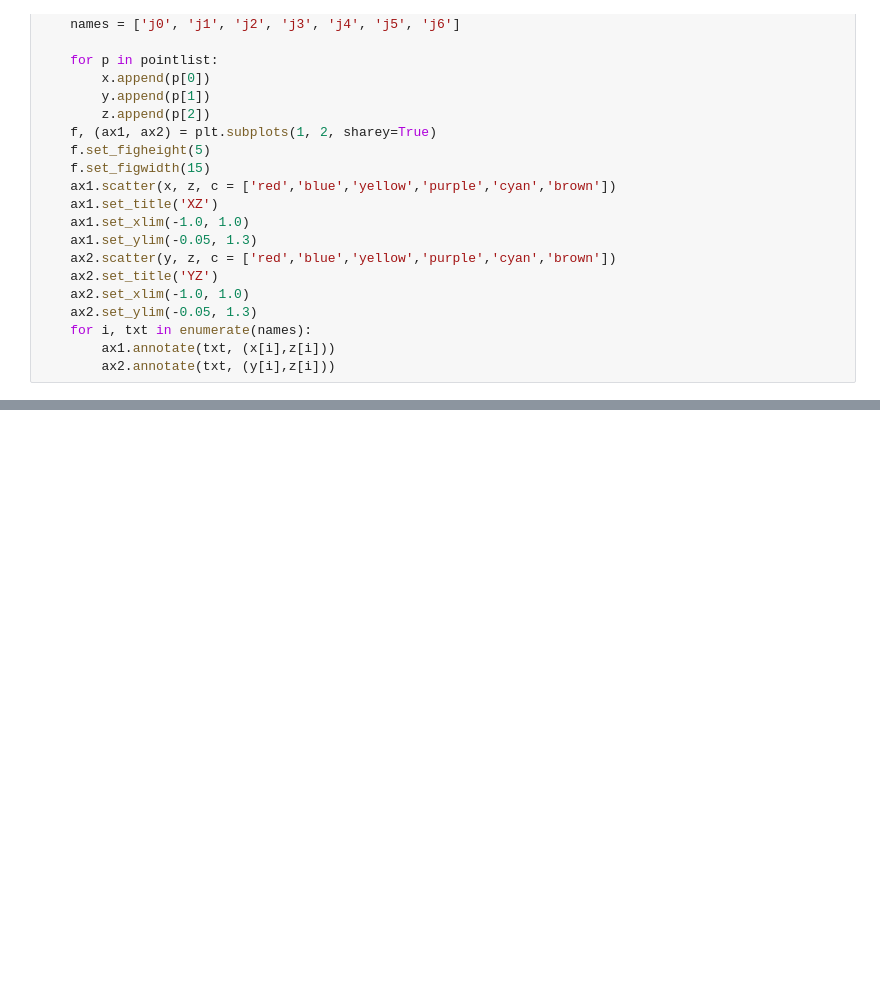
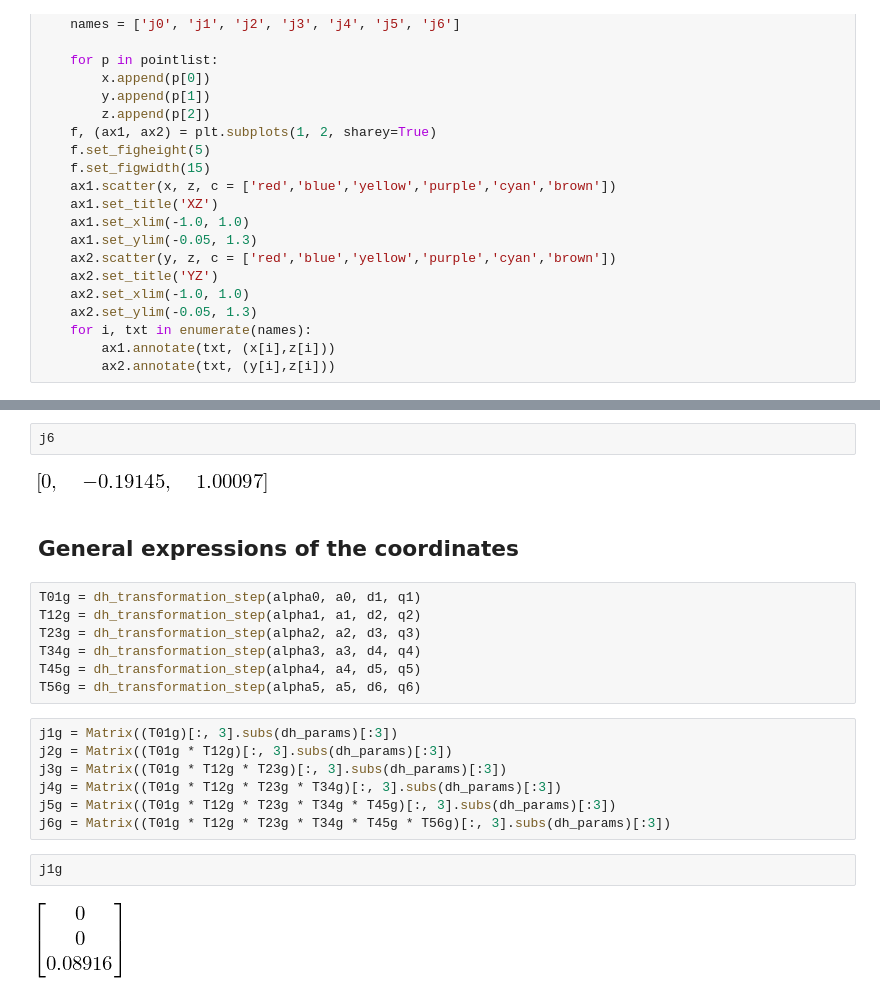
Before and after one commit to uliludmann/multibody_dynamics, a Jupyter notebook: Multibody Dynamics Caluclation.ipynb, the cells around one changed output, grey strips where cells are left out. Drawn from its saved outputs; the diff is of its cells as text; blank space fills up the shorter version.

```diff
--- a/Multibody Dynamics Caluclation.ipynb
+++ b/Multibody Dynamics Caluclation.ipynb
@@ -168,0 +176,24 @@ plot2dxyz([j0, j1, j2, j3, j4, j5, j6])
+# %%
+j6
+# %% [output]
+[figure, added]
+# %% [markdown]
+## General expressions of the coordinates
+# %%
+T01g = dh_transformation_step(alpha0, a0, d1, q1)
+T12g = dh_transformation_step(alpha1, a1, d2, q2)
+T23g = dh_transformation_step(alpha2, a2, d3, q3)
+T34g = dh_transformation_step(alpha3, a3, d4, q4)
+T45g = dh_transformation_step(alpha4, a4, d5, q5)
+T56g = dh_transformation_step(alpha5, a5, d6, q6)
+# %%
+j1g = Matrix((T01g)[:, 3].subs(dh_params)[:3])
+j2g = Matrix((T01g * T12g)[:, 3].subs(dh_params)[:3])
+j3g = Matrix((T01g * T12g * T23g)[:, 3].subs(dh_params)[:3])
+j4g = Matrix((T01g * T12g * T23g * T34g)[:, 3].subs(dh_params)[:3])
+j5g = Matrix((T01g * T12g * T23g * T34g * T45g)[:, 3].subs(dh_params)[:3])
+j6g = Matrix((T01g * T12g * T23g * T34g * T45g * T56g)[:, 3].subs(dh_params)[:3])
+# %%
+j1g
+# %% [output]
+[figure, added]
```
Also changed, not shown: parts of 31 cells of this notebook.
